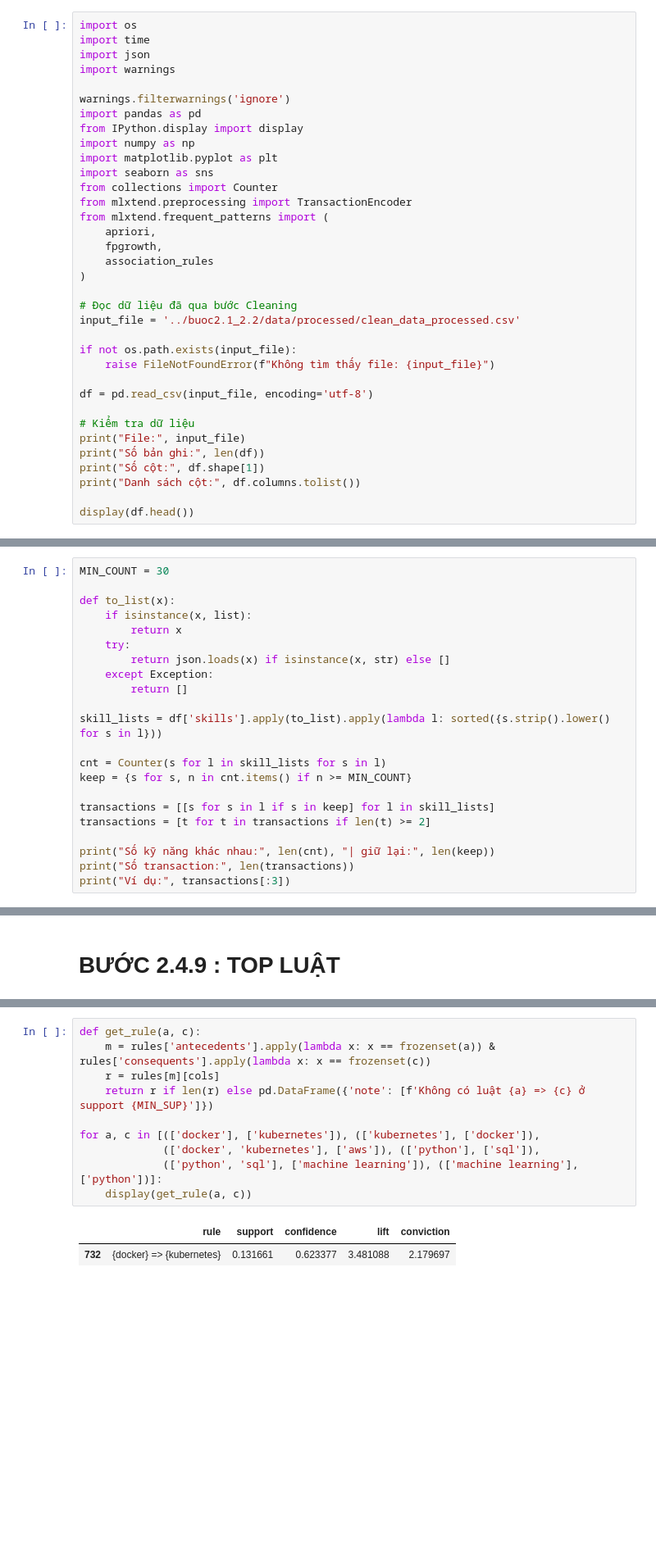
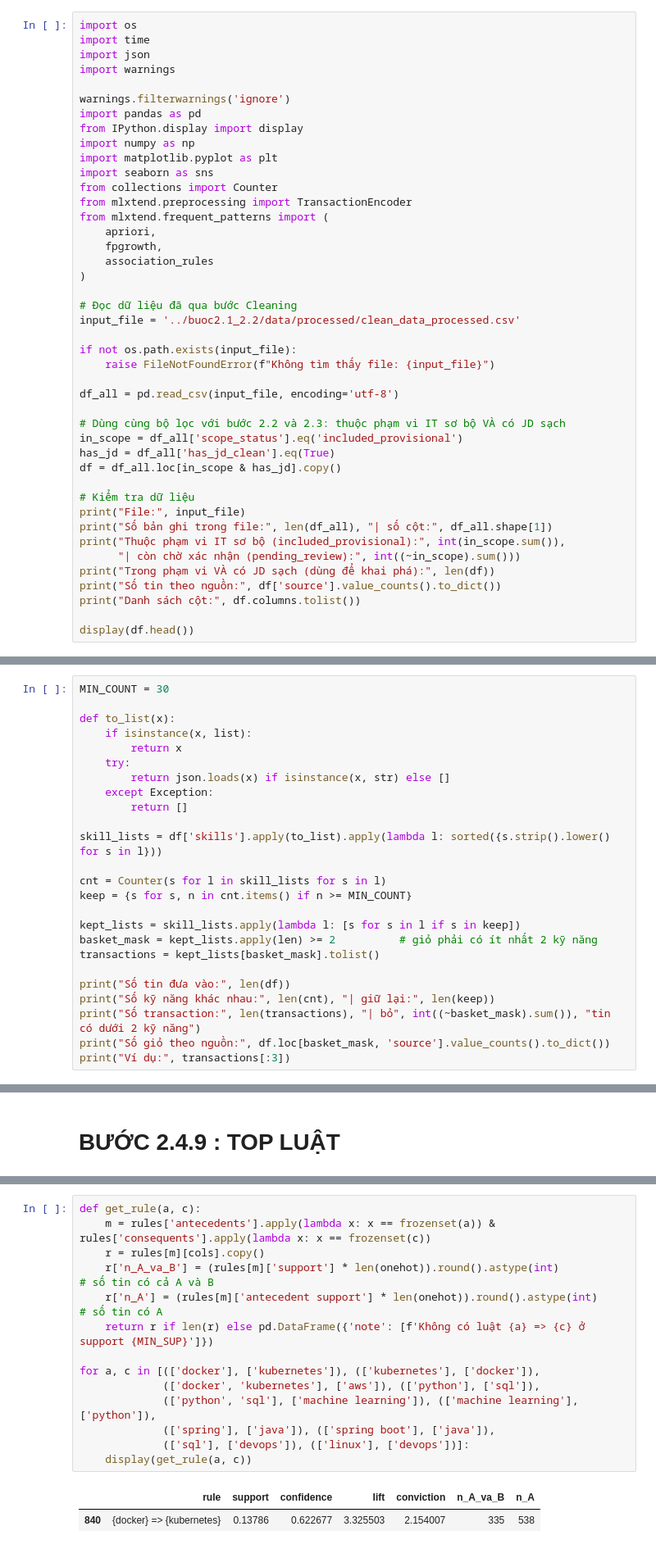
Before and after one commit to Tuan-Nguyen-176/vietnam-it-job-market-analysis, a Jupyter notebook: buoc2.4/buoc 2.4 .ipynb, the cells around one changed output, grey strips where cells are left out. Shown at 82% size. Drawn from its saved outputs; the diff is of its cells as text; blank space fills up the shorter version.

```diff
--- a/buoc2.4/buoc 2.4 .ipynb
+++ b/buoc2.4/buoc 2.4 .ipynb
@@ -43,12 +44,20 @@ input_file = '../buoc2.1_2.2/data/processed/clean_data_processed.csv'
 if not os.path.exists(input_file):
     raise FileNotFoundError(f"Không tìm thấy file: {input_file}")
 
-df = pd.read_csv(input_file, encoding='utf-8')
+df_all = pd.read_csv(input_file, encoding='utf-8')
+
+# Dùng cùng bộ lọc với bước 2.2 và 2.3: thuộc phạm vi IT sơ bộ VÀ có JD sạch
+in_scope = df_all['scope_status'].eq('included_provisional')
+has_jd = df_all['has_jd_clean'].eq(True)
+df = df_all.loc[in_scope & has_jd].copy()
 
 # Kiểm tra dữ liệu
 print("File:", input_file)
-print("Số bản ghi:", len(df))
-print("Số cột:", df.shape[1])
+print("Số bản ghi trong file:", len(df_all), "| số cột:", df_all.shape[1])
+print("Thuộc phạm vi IT sơ bộ (included_provisional):", int(in_scope.sum()),
+      "| còn chờ xác nhận (pending_review):", int((~in_scope).sum()))
+print("Trong phạm vi VÀ có JD sạch (dùng để khai phá):", len(df))
+print("Số tin theo nguồn:", df['source'].value_counts().to_dict())
 print("Danh sách cột:", df.columns.tolist())
 
 display(df.head())
@@ -174,10 +205,13 @@ skill_lists = df['skills'].apply(to_list).apply(lambda l: sorted({s.strip().lowe
 cnt = Counter(s for l in skill_lists for s in l)
 keep = {s for s, n in cnt.items() if n >= MIN_COUNT}
 
-transactions = [[s for s in l if s in keep] for l in skill_lists]
-transactions = [t for t in transactions if len(t) >= 2]
+kept_lists = skill_lists.apply(lambda l: [s for s in l if s in keep])
+basket_mask = kept_lists.apply(len) >= 2          # giỏ phải có ít nhất 2 kỹ năng
+transactions = kept_lists[basket_mask].tolist()
 
+print("Số tin đưa vào:", len(df))
 print("Số kỹ năng khác nhau:", len(cnt), "| giữ lại:", len(keep))
-print("Số transaction:", len(transactions))
+print("Số transaction:", len(transactions), "| bỏ", int((~basket_mask).sum()), "tin có dưới 2 kỹ năng")
+print("Số giỏ theo nguồn:", df.loc[basket_mask, 'source'].value_counts().to_dict())
 print("Ví dụ:", transactions[:3])
 # %% [output]
@@ -495,13 +624,17 @@ Mỗi thước đo kể một câu chuyện khác nhau, nên ta xếp hạng the
 # %%
 def get_rule(a, c):
     m = rules['antecedents'].apply(lambda x: x == frozenset(a)) & rules['consequents'].apply(lambda x: x == frozenset(c))
-    r = rules[m][cols]
+    r = rules[m][cols].copy()
+    r['n_A_va_B'] = (rules[m]['support'] * len(onehot)).round().astype(int)           # số tin có cả A và B
+    r['n_A'] = (rules[m]['antecedent support'] * len(onehot)).round().astype(int)     # số tin có A
     return r if len(r) else pd.DataFrame({'note': [f'Không có luật {a} => {c} ở support {MIN_SUP}']})
 
 for a, c in [(['docker'], ['kubernetes']), (['kubernetes'], ['docker']),
              (['docker', 'kubernetes'], ['aws']), (['python'], ['sql']),
-             (['python', 'sql'], ['machine learning']), (['machine learning'], ['python'])]:
+             (['python', 'sql'], ['machine learning']), (['machine learning'], ['python']),
+             (['spring'], ['java']), (['spring boot'], ['java']),
+             (['sql'], ['devops']), (['linux'], ['devops'])]:
     display(get_rule(a, c))
 # %% [output]
-|  | rule | support | confidence | lift | conviction |
-| 732 | {docker} => {kubernetes} | 0.131661 | 0.623377 | 3.481088 | 2.179697 |
+|  | rule | support | confidence | lift | conviction | n_A_va_B | n_A |
+| 840 | {docker} => {kubernetes} | 0.13786 | 0.622677 | 3.325503 | 2.154007 | 335 | 538 |
```
Also changed, not shown: parts of 29 cells of this notebook, 7 other files.
